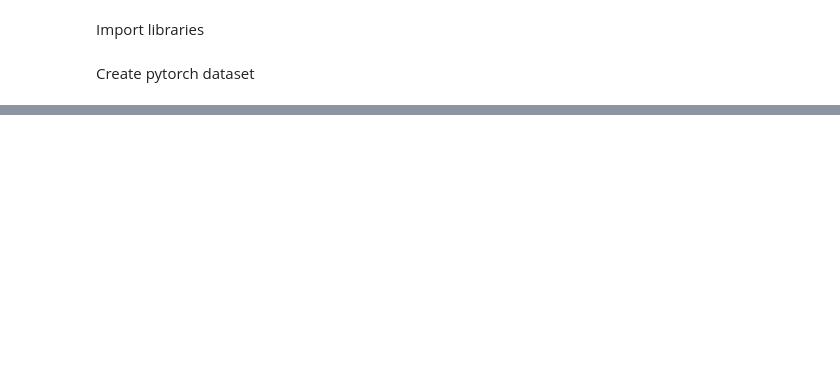
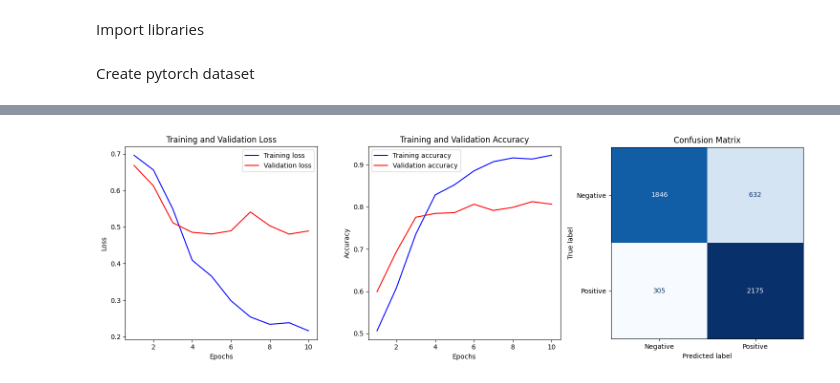
Before and after one commit to MohamedRahimm/torch-ML, a Jupyter notebook: NLP/model/sentiAnalysis.ipynb, the cells around one changed output, grey strips where cells are left out. Saved outputs shown, nothing was run; the diff lists cells and outputs as text; code cells hidden in the pictures; blank space fills up the shorter version.

```diff
--- a/NLP/model/sentiAnalysis.ipynb
+++ b/NLP/model/sentiAnalysis.ipynb
@@ -144,0 +100,24 @@ KeyboardInterrupt:
+# %%
+def train():
+    train_losses = []
+    valid_losses = []
+    train_accs = []
+    valid_accs = []
+    for epoch in range(NUM_EPOCHS):
+        train_loss, train_acc = calc_loss_and_acc(model,optimizer,train_loader,criterion,device,train=True)
+
+        with torch.no_grad():
+            valid_loss, valid_acc = calc_loss_and_acc(model,optimizer,valid_loader,criterion,device,train=False)
+
+        train_losses.append(train_loss)
+        valid_losses.append(valid_loss)
+        train_accs.append(train_acc)
+        valid_accs.append(valid_acc)
+
+        print(f"Epoch {epoch+1}/{NUM_EPOCHS}, Train acc: {train_acc:.4f}, Train Loss: {train_loss:.4f}, Valid Acc: {valid_acc:.4f}, Valid Loss: {valid_loss:.4f}")
+
+    return train_losses, valid_losses, train_accs, valid_accs
+
+print("Seed",SEED)
+
+train_losses, valid_losses, train_accs, valid_accs = train()
@@ -144,0 +136,8 @@ KeyboardInterrupt:
+# %%
+with torch.no_grad():
+    test_loss, test_accuracy = calc_loss_and_acc(model,optimizer,test_loader,criterion,device,train=False)
+    f1, recall, precision, confusion_mat = calc_acc_metrics(model, test_loader, device)
+
+print(f"Test Loss: {test_loss:.4f}, Test Accuracy: {test_accuracy:.4f}, F1: {f1:.4f}, Recall: {recall:.4f}, Precision: {precision:.4f}")
+plot_metrics(train_losses, valid_losses, train_accs, valid_accs, confusion_mat)
+# %% [output]
@@ -144,0 +145 @@ KeyboardInterrupt:
+[figure, added]
```
Also changed, not shown: parts of 6 cells of this notebook.
